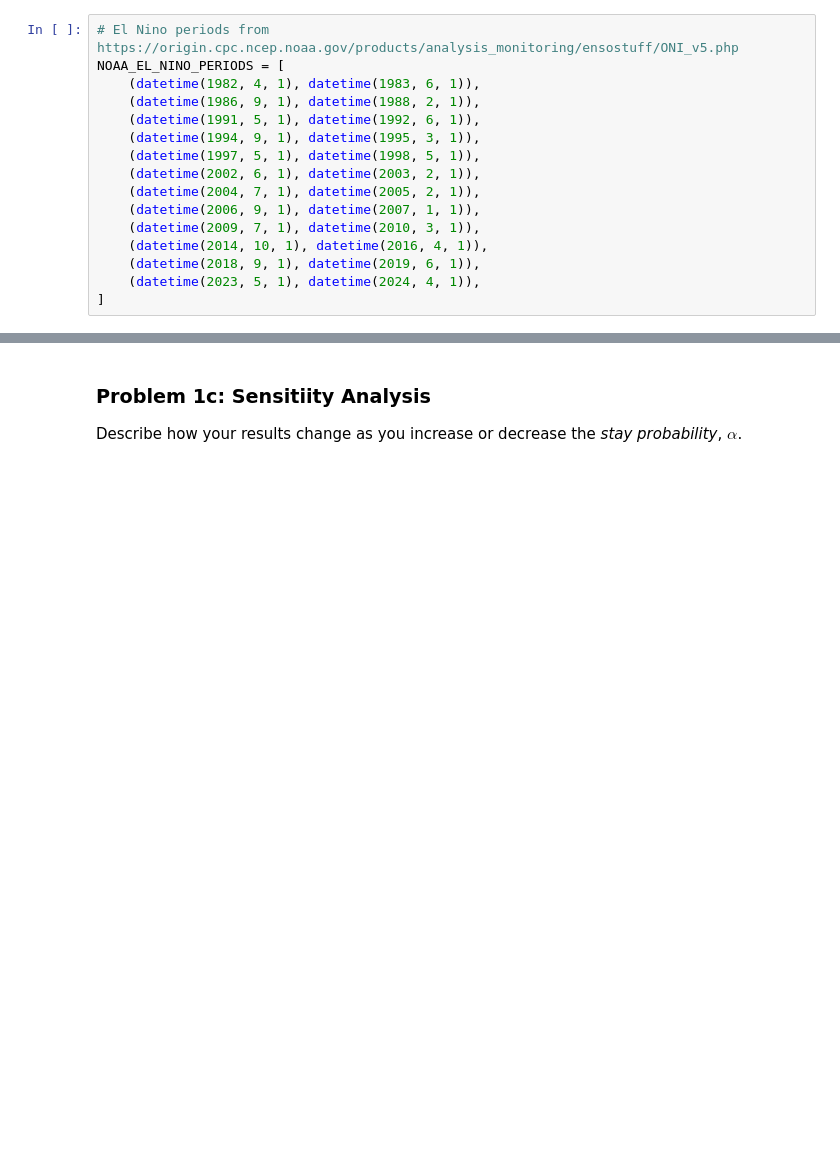
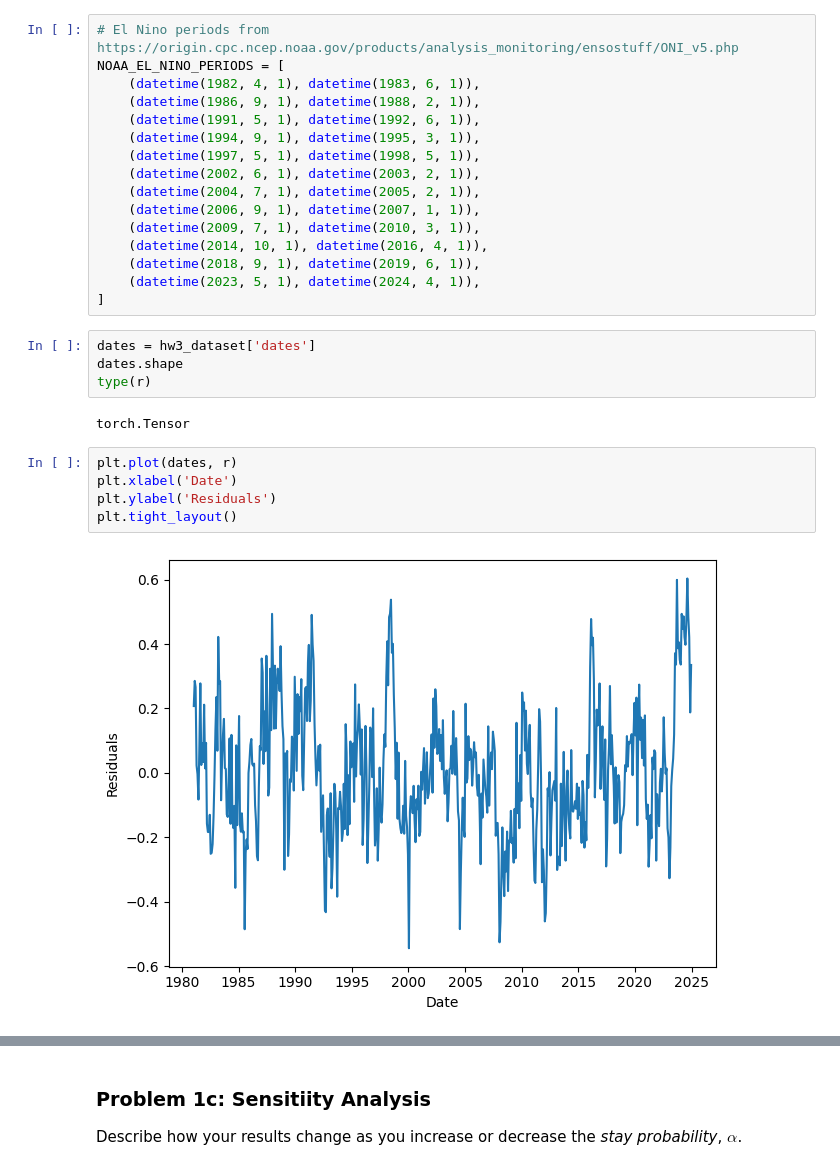
Before and after one commit to dlvh/stats305b, a Jupyter notebook: assignments/hw3/hw3.ipynb, the cells around one changed output, grey strips where cells are left out. Cells and saved outputs as stored; diff of their text form; blank space fills up the shorter version.

```diff
--- a/assignments/hw3/hw3.ipynb
+++ b/assignments/hw3/hw3.ipynb
@@ -488,3 +502,16 @@ NOAA_EL_NINO_PERIODS = [
     (datetime(2018, 9, 1), datetime(2019, 6, 1)),
     (datetime(2023, 5, 1), datetime(2024, 4, 1)),
 ]
+# %%
+dates = hw3_dataset['dates']
+dates.shape
+type(r)
+# %% [output]
+torch.Tensor
+# %%
+plt.plot(dates, r)
+plt.xlabel('Date')
+plt.ylabel('Residuals')
+plt.tight_layout()
+# %% [output]
+[figure, added]
```
Also changed, not shown: parts of 5 cells of this notebook.
